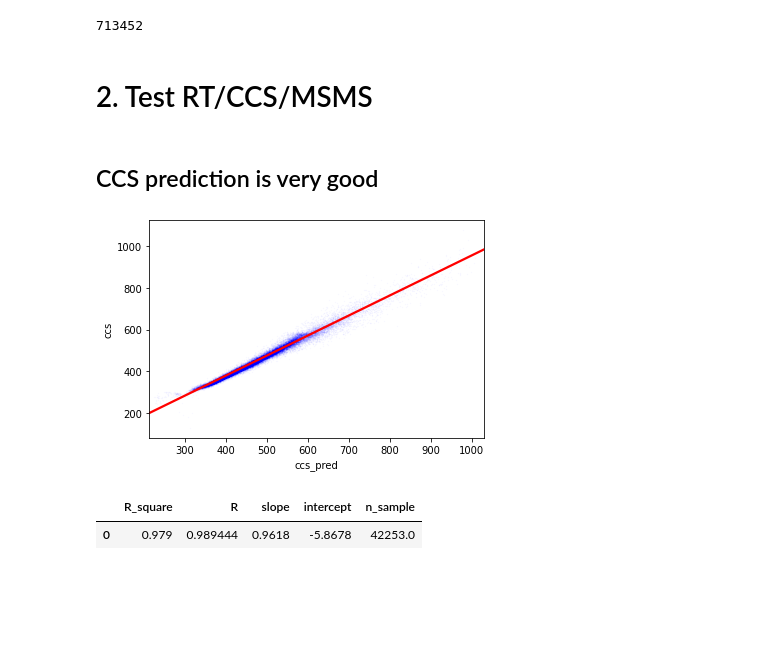
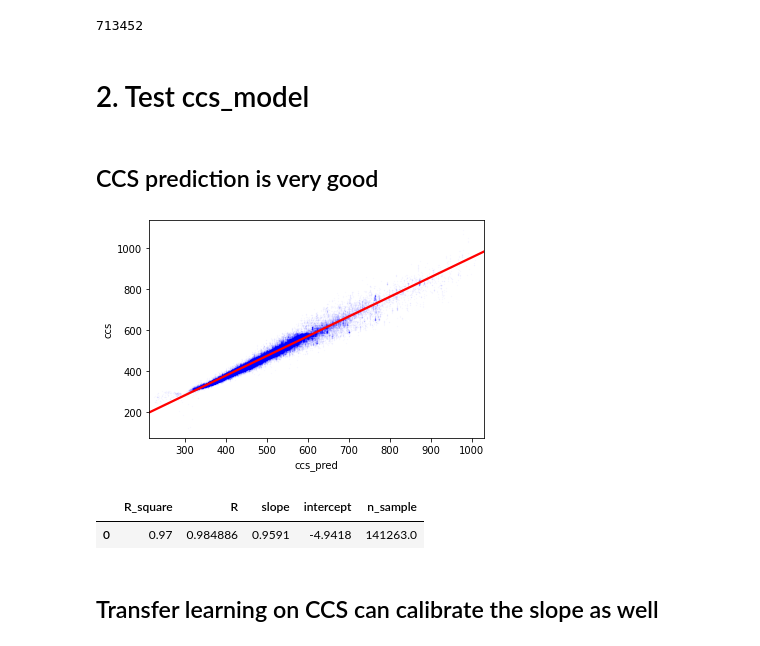
Before and after one commit to MannLabs/alphapeptdeep, a Jupyter notebook: nbs/tutorial.ipynb, the cells around one changed output. Drawn from its saved outputs; the diff is of its cells as text; code cells hidden in the pictures; blank space fills up the shorter version.

```diff
--- a/nbs/tutorial.ipynb
+++ b/nbs/tutorial.ipynb
@@ -10 +6,16 @@ ms2_model, rt_model, ccs_model = alphadeep.pretrained_models.load_models()
+# %%
+import os
+import wget
+if not os.path.exists('sandbox/test_files'):
+    os.makedirs('sandbox/test_files')
+def download_data(url, file_path):
+    if not os.path.exists(file_path):
+        wget.download(url, file_path)
+
+from alphadeep.model.rt import evaluate_linear_regression, evaluate_linear_regression_plot
+
+from alphadeep.pretrained_models import AlphaDeepModels
+
+models = AlphaDeepModels()
+models.load_installed_models()
 # %%
@@ -16,8 +29,9 @@ rt_model.get_parameter_num()
 # %% [output]
 708224
 # %%
+ccs_model = models.ccs_model
 ccs_model.get_parameter_num()
 # %% [output]
 713452
 # %% [markdown]
-# 2. Test RT/CCS/MSMS
+# 2. Test ccs_model
@@ -40,17 +38,21 @@ if not os.path.exists(result_zip):
 # %%
 from alphadeep.psm_reader.psm_reader import psm_reader_provider
-import alphadeep.psm_reader.maxquant_reader # register mq reader to psm_reader_provider
-
+import alphadeep.psm_reader.maxquant_reader
+ccs_url = 'https://datashare.biochem.mpg.de/s/uTGa7PliZzRJU4g/download'
+ccs = 'sandbox/test_files/PXD019086_Celegant_evidence.txt'
+download_data(ccs_url, ccs)
 mq_reader = psm_reader_provider.get_reader('maxquant')
-mq_reader.load(test_dir+'/evidence.txt')
+mq_reader.load(ccs)
 # %% [markdown]
 ## CCS prediction is very good
 # %%
-psm_df = mq_reader.psm_df.groupby(['sequence','mods','mod_sites','nAA','charge'])['ccs'].median().reset_index()
+psm_df = mq_reader.psm_df#.groupby(['sequence','mods','mod_sites','nAA','charge'])['ccs'].median().reset_index()
 predict_df = ccs_model.predict(psm_df)
 evaluate_linear_regression_plot(predict_df, x='ccs_pred',y='ccs')
 evaluate_linear_regression(predict_df, x='ccs_pred',y='ccs')
 # %% [output]
-[figure, old version]
+[figure, new version]
 |  | R_square | R | slope | intercept | n_sample |
-| 0 | 0.979 | 0.989444 | 0.9618 | -5.8678 | 42253.0 |
+| 0 | 0.97 | 0.984886 | 0.9591 | -4.9418 | 141263.0 |
+# %% [markdown]
+## Transfer learning on CCS can calibrate the slope as well
```
Also changed, not shown: parts of 42 cells of this notebook, 10 other files.
